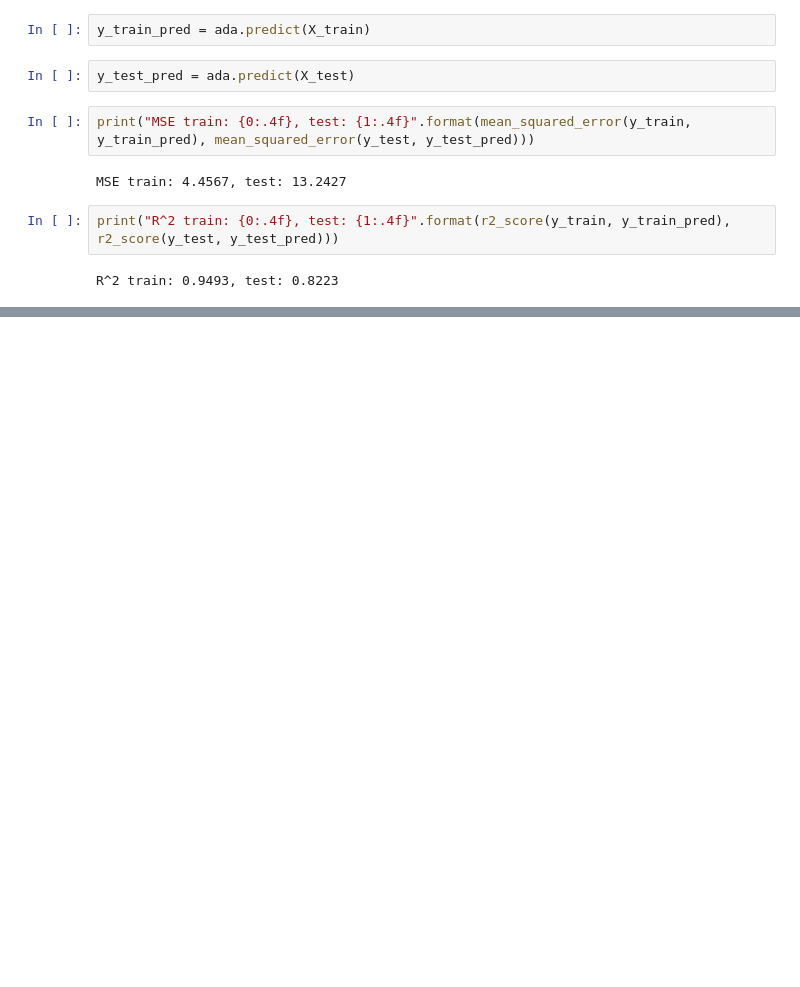
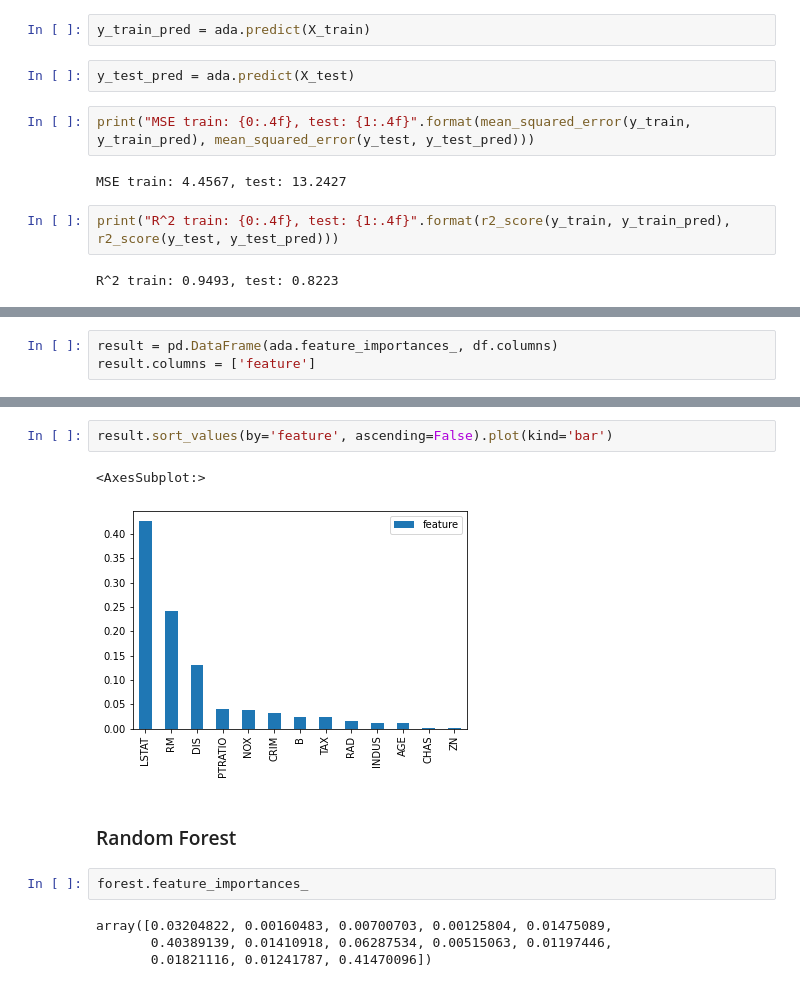
Before and after one commit to Cristopxer/The-Complete-Machine-Learning-Course-with-Python, a Jupyter notebook: Non Linear Relationships.ipynb, the cells around one changed output, grey strips where cells are left out. Cells and saved outputs as stored; diff of their text form; blank space fills up the shorter version.

Commit message:
Feature Importance lesson

```diff
--- a/Non Linear Relationships.ipynb
+++ b/Non Linear Relationships.ipynb
@@ -121,0 +159,3 @@ R^2 train: 0.9493, test: 0.8223
+# %%
+result = pd.DataFrame(ada.feature_importances_, df.columns)
+result.columns = ['feature']
@@ -121,0 +179,13 @@ R^2 train: 0.9493, test: 0.8223
+# %%
+result.sort_values(by='feature', ascending=False).plot(kind='bar')
+# %% [output]
+<AxesSubplot:>
+[figure, added]
+# %% [markdown]
+### Random Forest
+# %%
+forest.feature_importances_
+# %% [output]
+array([0.03204822, 0.00160483, 0.00700703, 0.00125804, 0.01475089,
+       0.40389139, 0.01410918, 0.06287534, 0.00515063, 0.01197446,
+       0.01821116, 0.01241787, 0.41470096])
```
Also changed, not shown: parts of 17 cells of this notebook.
